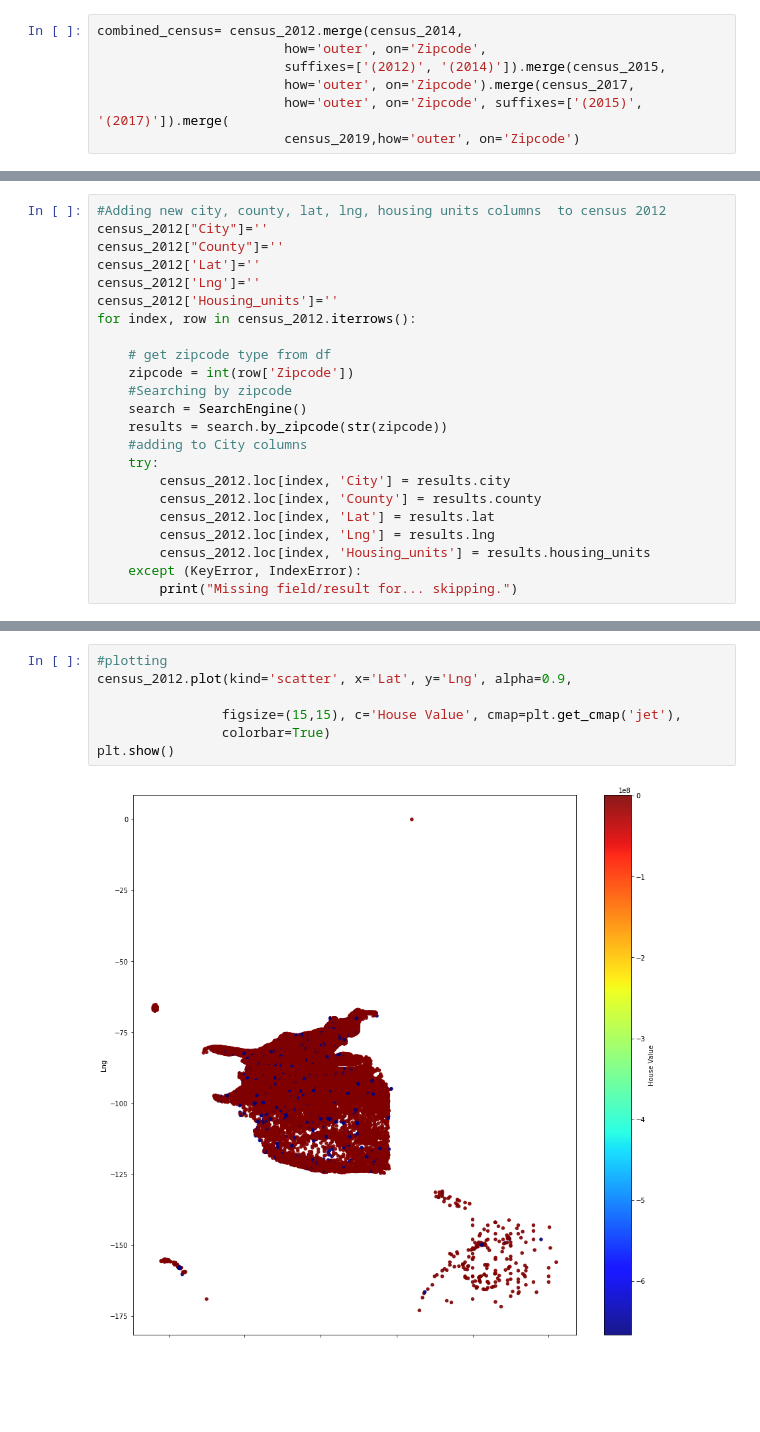
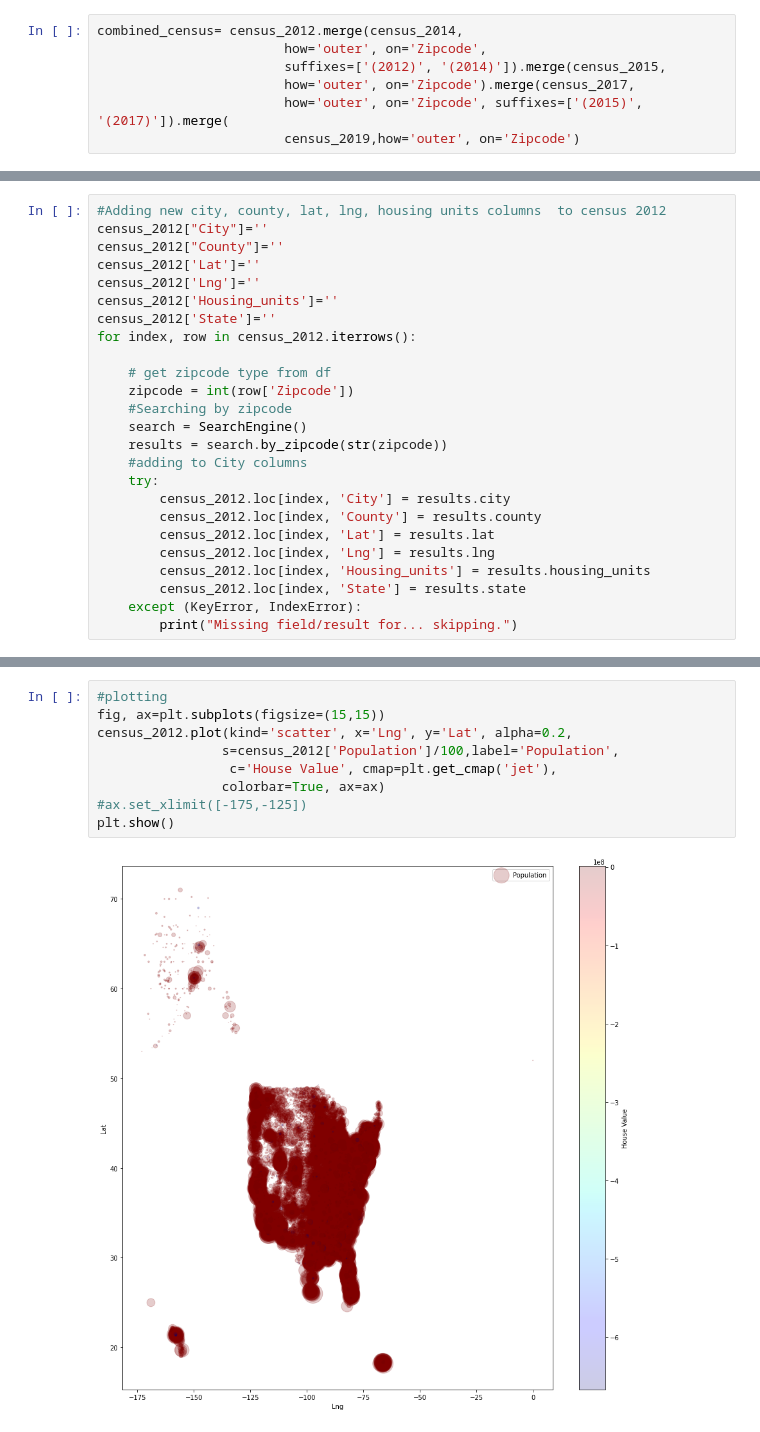
Before and after one commit to pandeysudip/housing-price, a Jupyter notebook: census_data.ipynb, the cells around one changed output, grey strips where cells are left out. Cells and saved outputs as stored; diff of their text form; blank space fills up the shorter version.

```diff
--- a/census_data.ipynb
+++ b/census_data.ipynb
@@ -185,6 +185,7 @@ census_2012["County"]=''
 census_2012['Lat']=''
 census_2012['Lng']=''
 census_2012['Housing_units']=''
+census_2012['State']=''
 for index, row in census_2012.iterrows():
 
     # get zipcode type from df
@@ -199,5 +200,6 @@ for index, row in census_2012.iterrows():
         census_2012.loc[index, 'Lat'] = results.lat
         census_2012.loc[index, 'Lng'] = results.lng
         census_2012.loc[index, 'Housing_units'] = results.housing_units
+        census_2012.loc[index, 'State'] = results.state
     except (KeyError, IndexError):
         print("Missing field/result for... skipping.")
@@ -218,9 +228,11 @@ Index(['Zipcode', 'Population', 'Median Age', 'Household Income',
 # %%
 #plotting
-census_2012.plot(kind='scatter', x='Lat', y='Lng', alpha=0.9,
-
-                figsize=(15,15), c='House Value', cmap=plt.get_cmap('jet'),
-                colorbar=True)
+fig, ax=plt.subplots(figsize=(15,15))
+census_2012.plot(kind='scatter', x='Lng', y='Lat', alpha=0.2,
+                s=census_2012['Population']/100,label='Population',
+                 c='House Value', cmap=plt.get_cmap('jet'),
+                colorbar=True, ax=ax)
+#ax.set_xlimit([-175,-125])
 plt.show()
 # %% [output]
-[figure, old version]
+[figure, new version]
```
Also changed, not shown: parts of 5 cells of this notebook, 2 other files.
